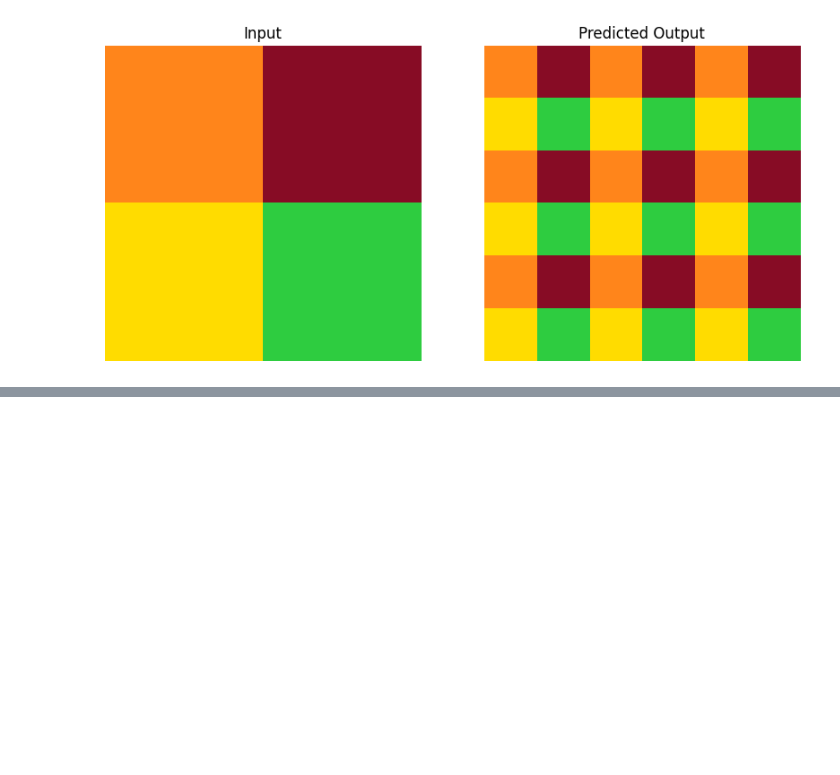
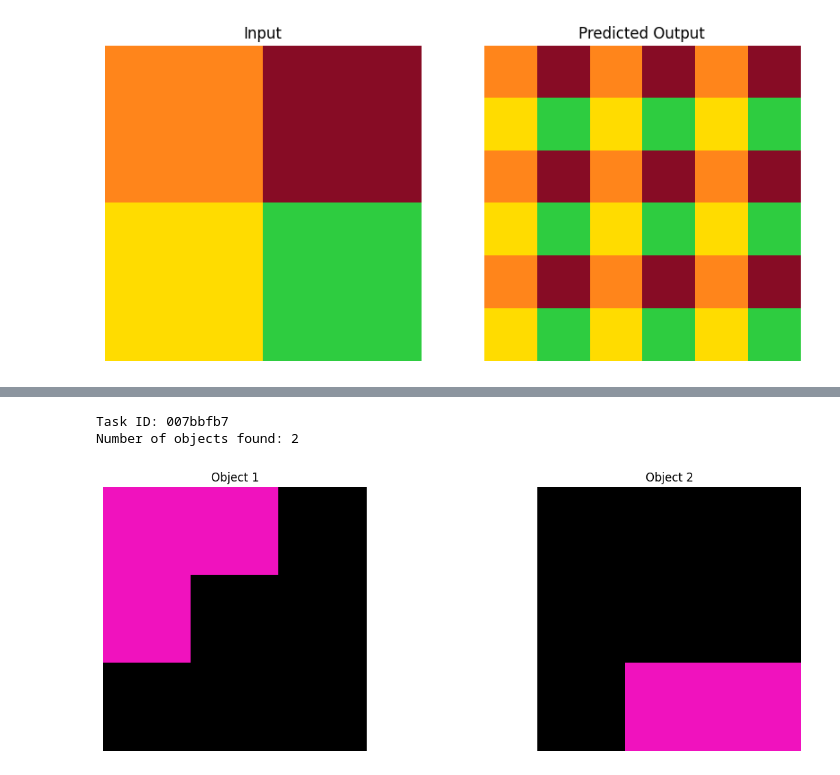
Before and after one commit to Rasel1435/arc-prize-2026, a Jupyter notebook: notebooks/eda.ipynb, the cells around one changed output, grey strips where cells are left out. Saved outputs shown, nothing was run; the diff lists cells and outputs as text; code cells hidden in the pictures; blank space fills up the shorter version.

```diff
--- a/notebooks/eda.ipynb
+++ b/notebooks/eda.ipynb
@@ -28,0 +57,26 @@ plt.show()
+# %%
+task_id = '007bbfb7'
+input_grid = challenges[task_id]['train'][0]['input']
+
+found_objects = find_objects(input_grid)
+
+print(f"Task ID: {task_id}")
+print(f"Number of objects found: {len(found_objects)}")
+# %% [output]
+Task ID: 007bbfb7
+Number of objects found: 2
+# %%
+
+plt.figure(figsize=(15, 5))
+for i, coords in enumerate(found_objects):
+    # create an empty grid for the object
+    obj_grid = np.zeros_like(input_grid)
+    # only place the pixels belonging to that object
+    for r, c in coords:
+        obj_grid[r, c] = input_grid[r][c]
+
+    plt.subplot(1, len(found_objects), i+1)
+    plot_grid(obj_grid, f"Object {i+1}")
+plt.show()
+# %% [output]
+[figure, added]
```
Also changed, not shown: parts of 9 cells of this notebook, 4 other files.
